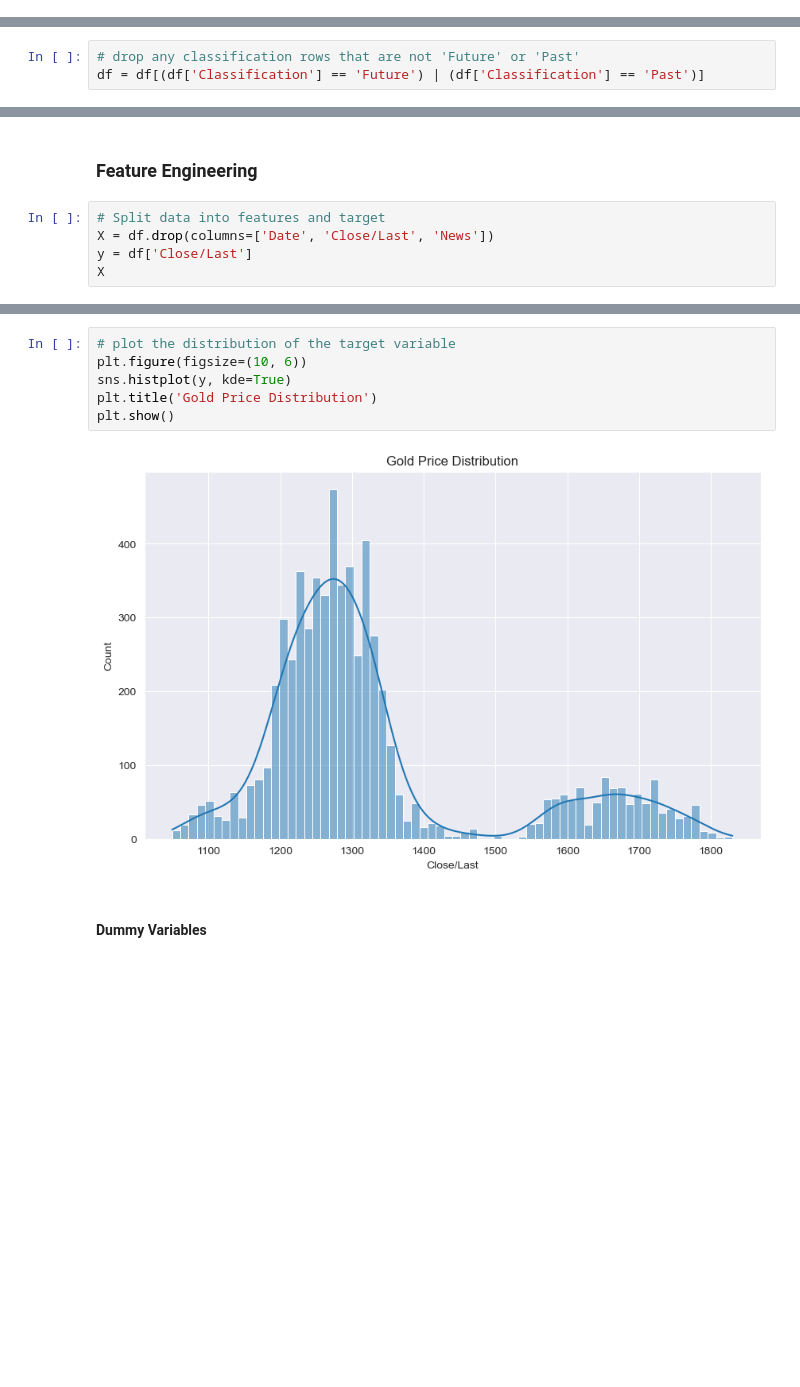
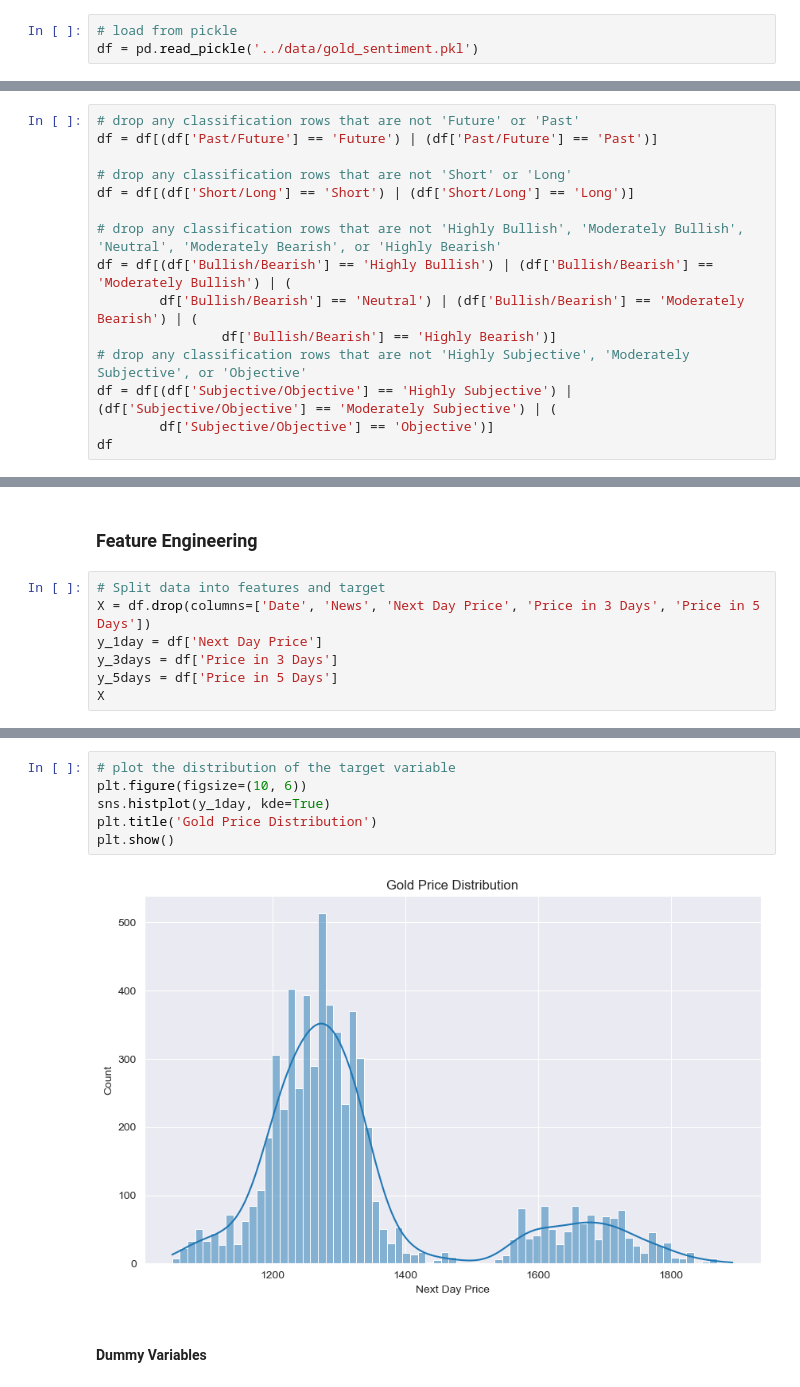
Before and after one commit to itsGarrin/nlp-commodities-price-prediction, a Jupyter notebook: notebook/nlp-commodities-price-prediction.ipynb, the cells around one changed output, grey strips where cells are left out. Saved outputs shown, nothing was run; the diff lists cells and outputs as text; blank space fills up the shorter version.

Commit message:
added additional crude oil + natural gas indicator, and sentiment classifiers

```diff
--- a/notebook/nlp-commodities-price-prediction.ipynb
+++ b/notebook/nlp-commodities-price-prediction.ipynb
@@ -427,3 +562,6 @@ df
+# %%
+# load from pickle
+df = pd.read_pickle('../data/gold_sentiment.pkl')
 # %% [markdown]
 ## Explanatory Data Analysis
 # %%
@@ -442,3 +580,15 @@ df.describe()
 # %%
 # drop any classification rows that are not 'Future' or 'Past'
-df = df[(df['Classification'] == 'Future') | (df['Classification'] == 'Past')]
+df = df[(df['Past/Future'] == 'Future') | (df['Past/Future'] == 'Past')]
+
+# drop any classification rows that are not 'Short' or 'Long'
+df = df[(df['Short/Long'] == 'Short') | (df['Short/Long'] == 'Long')]
+
+# drop any classification rows that are not 'Highly Bullish', 'Moderately Bullish', 'Neutral', 'Moderately Bearish', or 'Highly Bearish'
+df = df[(df['Bullish/Bearish'] == 'Highly Bullish') | (df['Bullish/Bearish'] == 'Moderately Bullish') | (
+        df['Bullish/Bearish'] == 'Neutral') | (df['Bullish/Bearish'] == 'Moderately Bearish') | (
+                df['Bullish/Bearish'] == 'Highly Bearish')]
+# drop any classification rows that are not 'Highly Subjective', 'Moderately Subjective', or 'Objective'
+df = df[(df['Subjective/Objective'] == 'Highly Subjective') | (df['Subjective/Objective'] == 'Moderately Subjective') | (
+        df['Subjective/Objective'] == 'Objective')]
+df
@@ -446,7 +610,9 @@ df = df[(df['Classification'] == 'Future') | (df['Classification'] == 'Past')]
 ### Feature Engineering
 # %%
 # Split data into features and target
-X = df.drop(columns=['Date', 'Close/Last', 'News'])
-y = df['Close/Last']
+X = df.drop(columns=['Date', 'News', 'Next Day Price', 'Price in 3 Days', 'Price in 5 Days'])
+y_1day = df['Next Day Price']
+y_3days = df['Price in 3 Days']
+y_5days = df['Price in 5 Days']
 X
 # %% [output]
@@ -466,11 +632,11 @@ X
 # %%
 # plot the distribution of the target variable
 plt.figure(figsize=(10, 6))
-sns.histplot(y, kde=True)
+sns.histplot(y_1day, kde=True)
 plt.title('Gold Price Distribution')
 plt.show()
 # %% [output]
-[figure, old version]
+[figure, new version]
 # %% [markdown]
 #### Dummy Variables
 # %%
```
Also changed, not shown: parts of 63 cells of this notebook, 3 other files.
